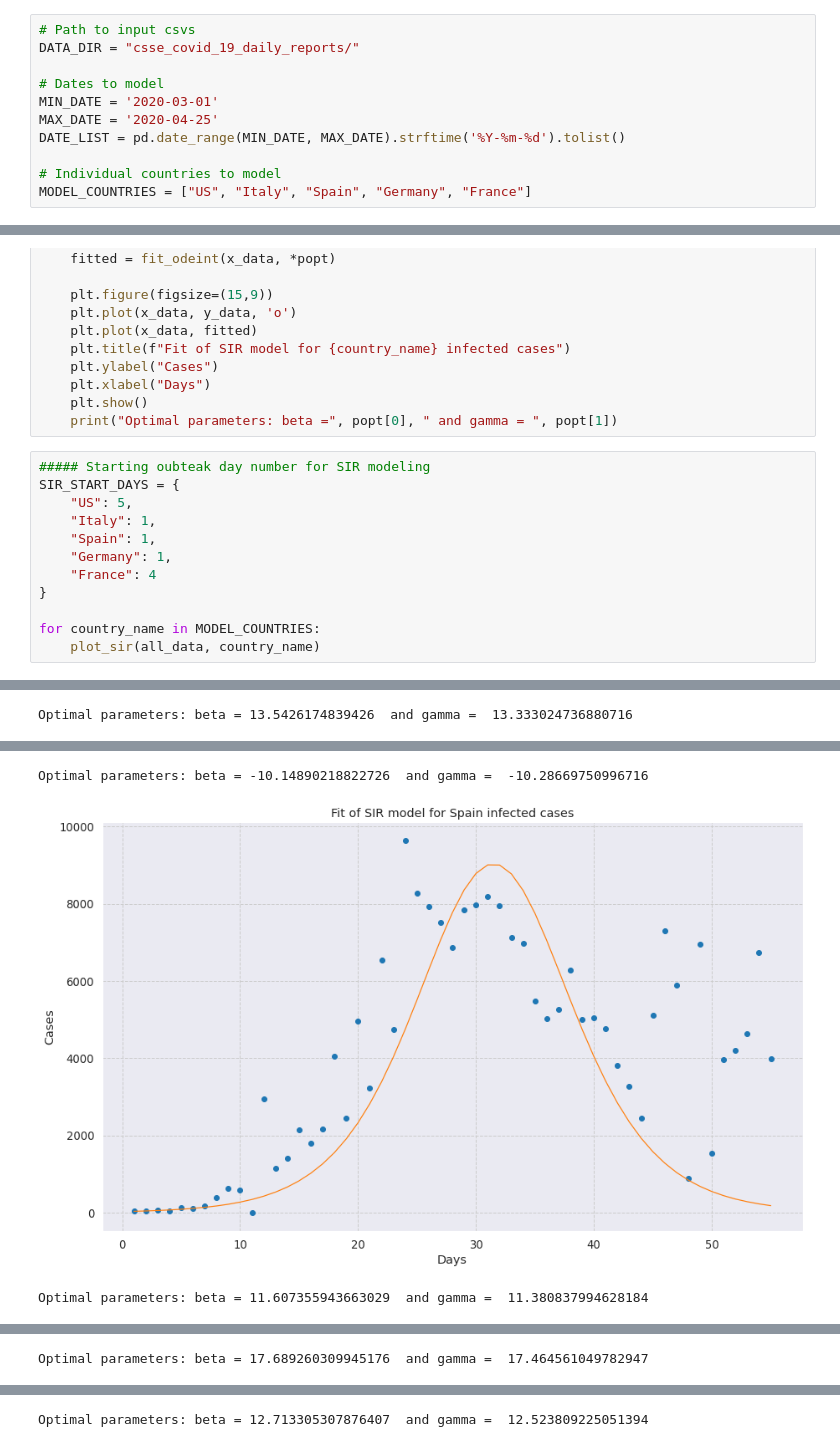
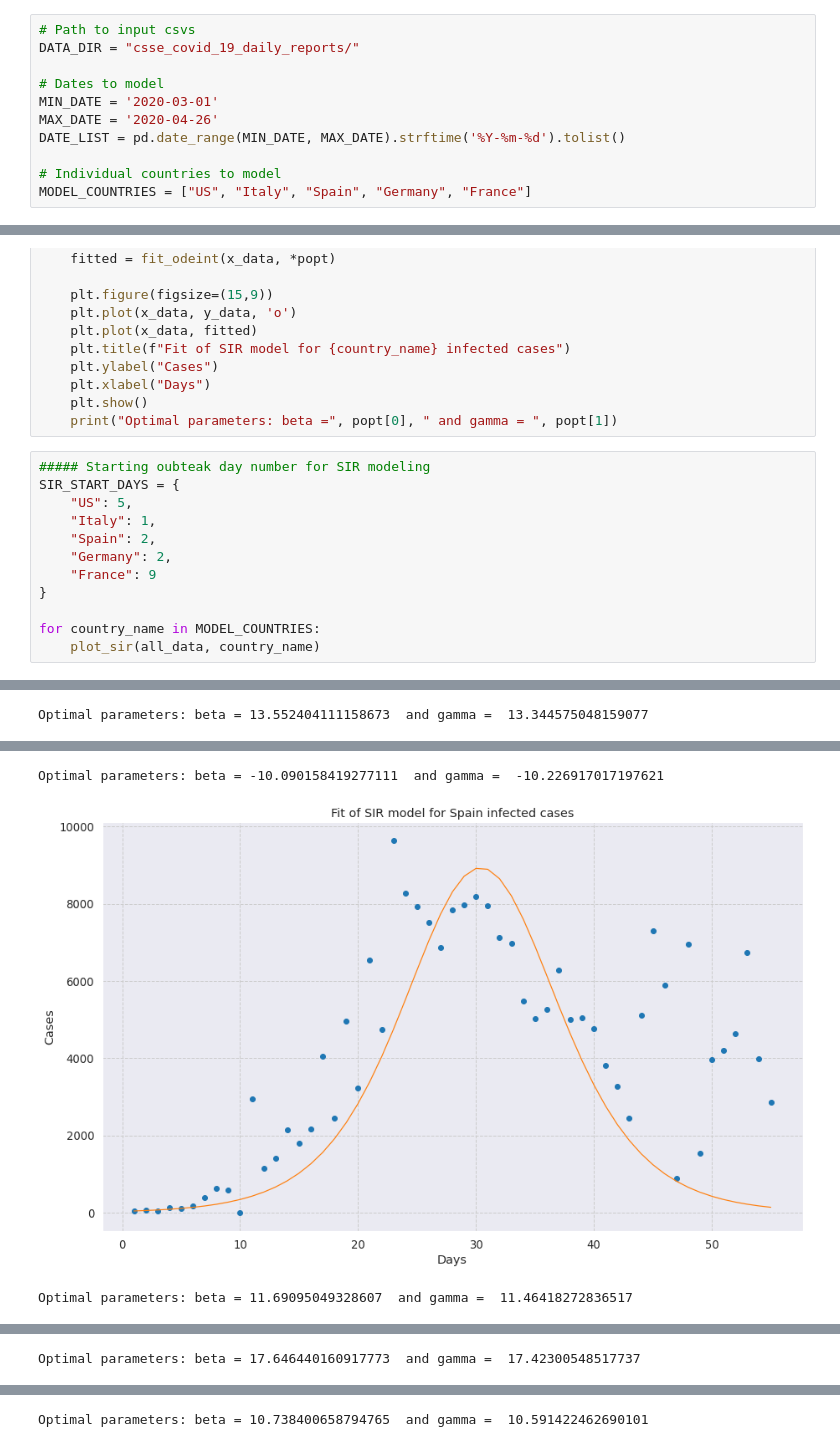
Before and after one commit to rdcolema/covid19-tracking, a Jupyter notebook: covid_forecasting.ipynb, the cells around one changed output, grey strips where cells are left out. Drawn from its saved outputs; the diff is of its cells as text.

```diff
--- a/covid_forecasting.ipynb
+++ b/covid_forecasting.ipynb
@@ -31,7 +31,7 @@ DATA_DIR = "csse_covid_19_daily_reports/"
 
 # Dates to model
 MIN_DATE = '2020-03-01'
-MAX_DATE = '2020-04-25'
+MAX_DATE = '2020-04-26'
 DATE_LIST = pd.date_range(MIN_DATE, MAX_DATE).strftime('%Y-%m-%d').tolist()
 
 # Individual countries to model
@@ -436,9 +436,9 @@ def plot_sir(df, country_name):
 SIR_START_DAYS = {
     "US": 5,
     "Italy": 1,
-    "Spain": 1,
-    "Germany": 1,
-    "France": 4
+    "Spain": 2,
+    "Germany": 2,
+    "France": 9
 }
 
 for country_name in MODEL_COUNTRIES:
@@ -448 +448 @@ for country_name in MODEL_COUNTRIES:
-Optimal parameters: beta = 13.5426174839426  and gamma =  13.333024736880716
+Optimal parameters: beta = 13.552404111158673  and gamma =  13.344575048159077
@@ -450,3 +450,3 @@ Optimal parameters: beta = 13.5426174839426  and gamma =  13.333024736880716
-Optimal parameters: beta = -10.14890218822726  and gamma =  -10.28669750996716
+Optimal parameters: beta = -10.090158419277111  and gamma =  -10.226917017197621
-[figure, old version]
+[figure, new version]
-Optimal parameters: beta = 11.607355943663029  and gamma =  11.380837994628184
+Optimal parameters: beta = 11.69095049328607  and gamma =  11.46418272836517
@@ -454 +454 @@ Optimal parameters: beta = 11.607355943663029  and gamma =  11.380837994628184
-Optimal parameters: beta = 17.689260309945176  and gamma =  17.464561049782947
+Optimal parameters: beta = 17.646440160917773  and gamma =  17.42300548517737
@@ -456 +456 @@ Optimal parameters: beta = 17.689260309945176  and gamma =  17.464561049782947
-Optimal parameters: beta = 12.713305307876407  and gamma =  12.523809225051394
+Optimal parameters: beta = 10.738400658794765  and gamma =  10.591422462690101
```
Also changed, not shown: parts of 4 cells of this notebook, 2 other files.
